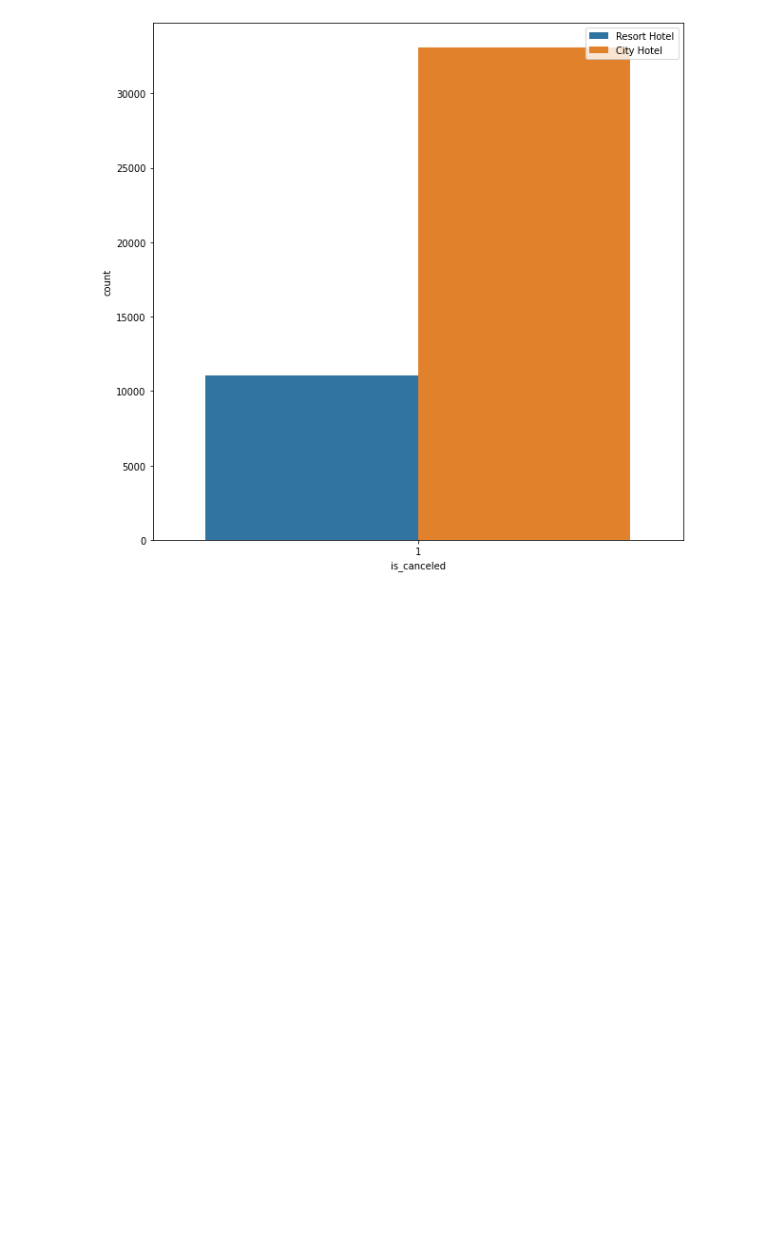
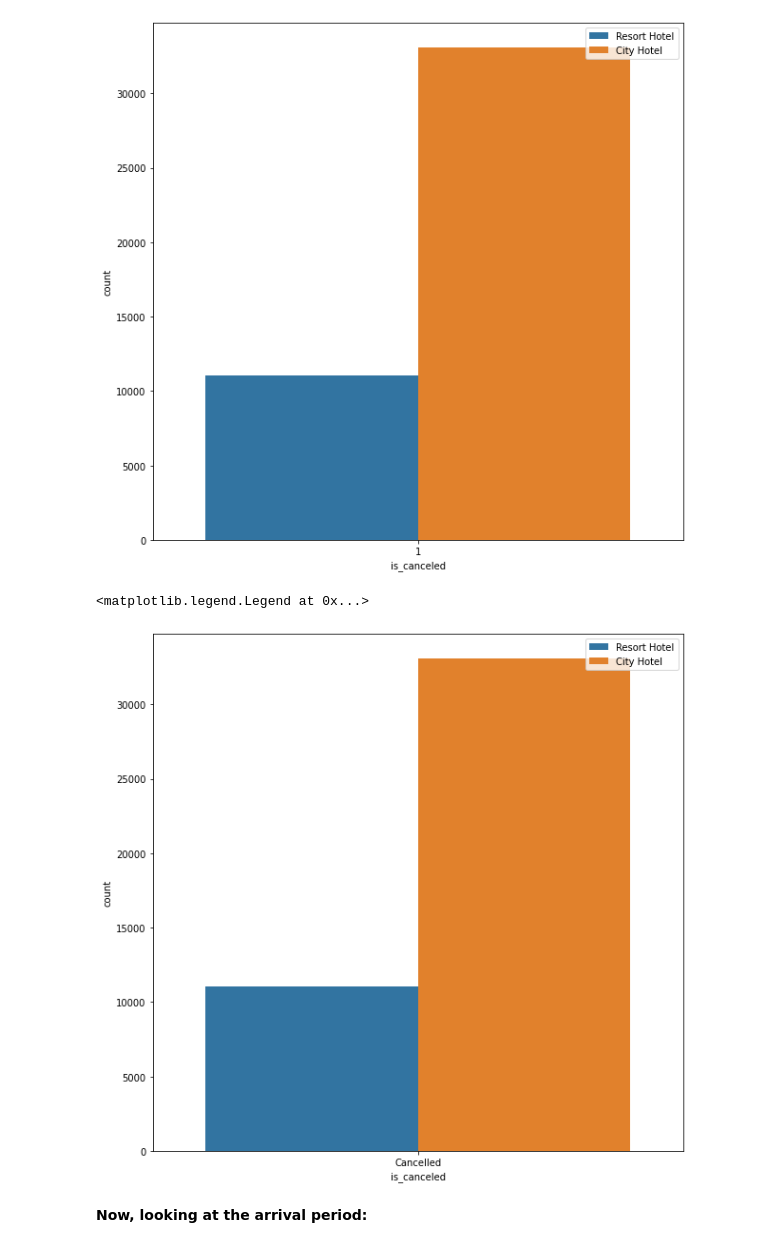
Before and after one commit to V-dit/EDA-hotel-booking-analysis, a Jupyter notebook: Hotel_Booking_Analysis_Capstone_Project.ipynb, the cells around one changed output. Drawn from its saved outputs; the diff is of its cells as text; code cells hidden in the pictures; blank space fills up the shorter version.

```diff
--- a/Hotel_Booking_Analysis_Capstone_Project.ipynb
+++ b/Hotel_Booking_Analysis_Capstone_Project.ipynb
@@ -440,3 +440,18 @@ plt.legend(loc='upper right')
 # %% [output]
 <matplotlib.legend.Legend at 0x...>
 [figure]
+# %%
+# Trying to replace 0 and 1:
+temp_df = df_nonull.copy()
+booking_cancellation = ['hotel','is_canceled']
+temp_df.loc[temp_df['is_canceled'] == 0, 'is_canceled'] = 'Not Cancelled'
+temp_df.loc[temp_df['is_canceled'] == 1, 'is_canceled'] = 'Cancelled'
+intermediate_list = temp_df[booking_cancellation]
+new = intermediate_list.loc[(intermediate_list != 'Not Cancelled').all(axis = 1)]
+sns.countplot(data = new, x = 'is_canceled', hue = 'hotel')
+plt.legend(loc='upper right')
+# %% [output]
+<matplotlib.legend.Legend at 0x...>
+[figure, added]
+# %% [markdown]
+**Now, looking at the arrival period:**
```
